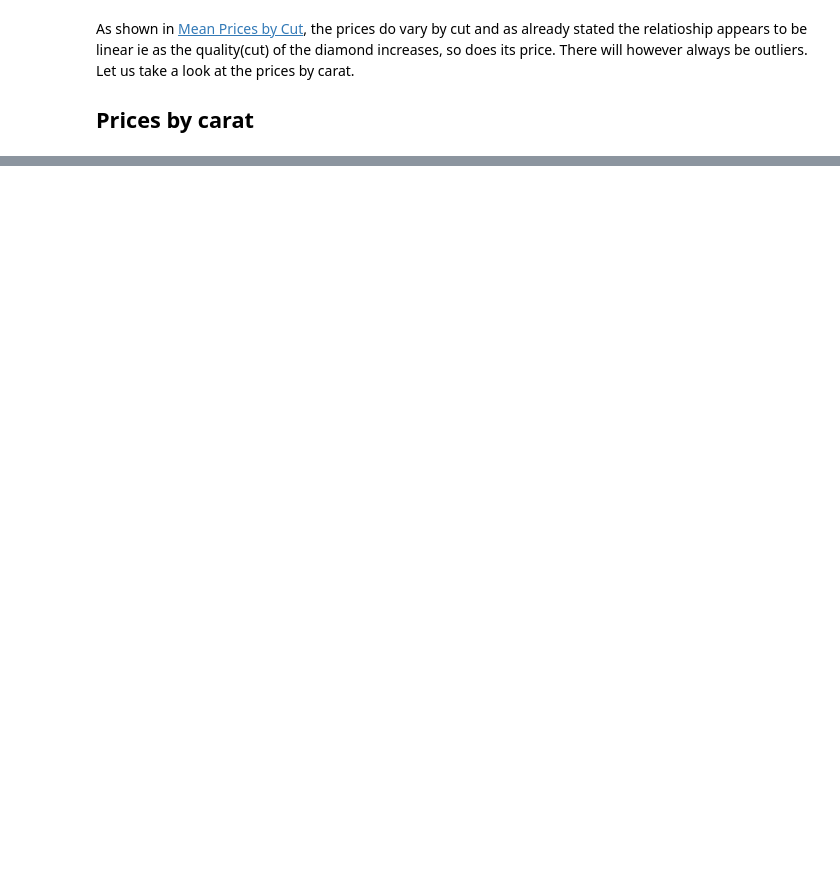
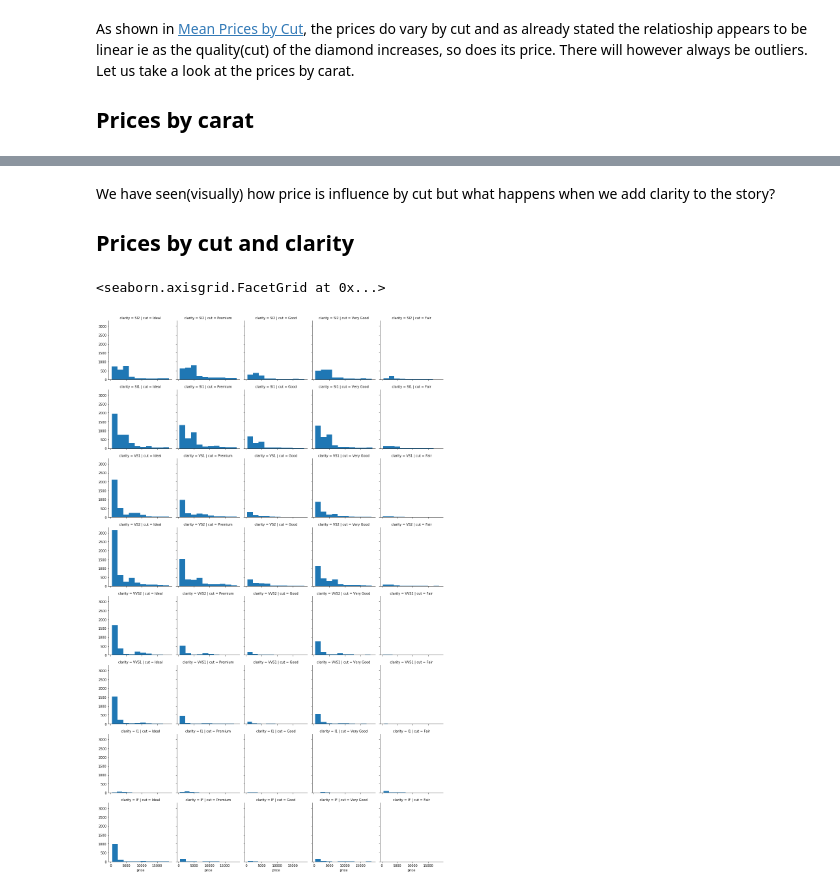
Before and after one commit to Nelson-Gon/sweetpy, a Jupyter notebook: pandas_and_diamonds.ipynb, the cells around one changed output, grey strips where cells are left out. Saved outputs shown, nothing was run; the diff lists cells and outputs as text; code cells hidden in the pictures; blank space fills up the shorter version.

```diff
--- a/pandas_and_diamonds.ipynb
+++ b/pandas_and_diamonds.ipynb
@@ -219,0 +272,10 @@ In general, the distribution of the prices is such that most of the diamonds fal
+# %% [markdown]
+We have seen(visually) how price is influence by cut but what happens when we add clarity to the story?
+## Prices by cut and clarity
+# %%
+
+facets = sns.FacetGrid(col = "cut", row = "clarity", data = diamonds)
+facets.map(plt.hist, "price")
+# %% [output]
+<seaborn.axisgrid.FacetGrid at 0x...>
+[figure, added]
```
Also changed, not shown: parts of 19 cells of this notebook.
